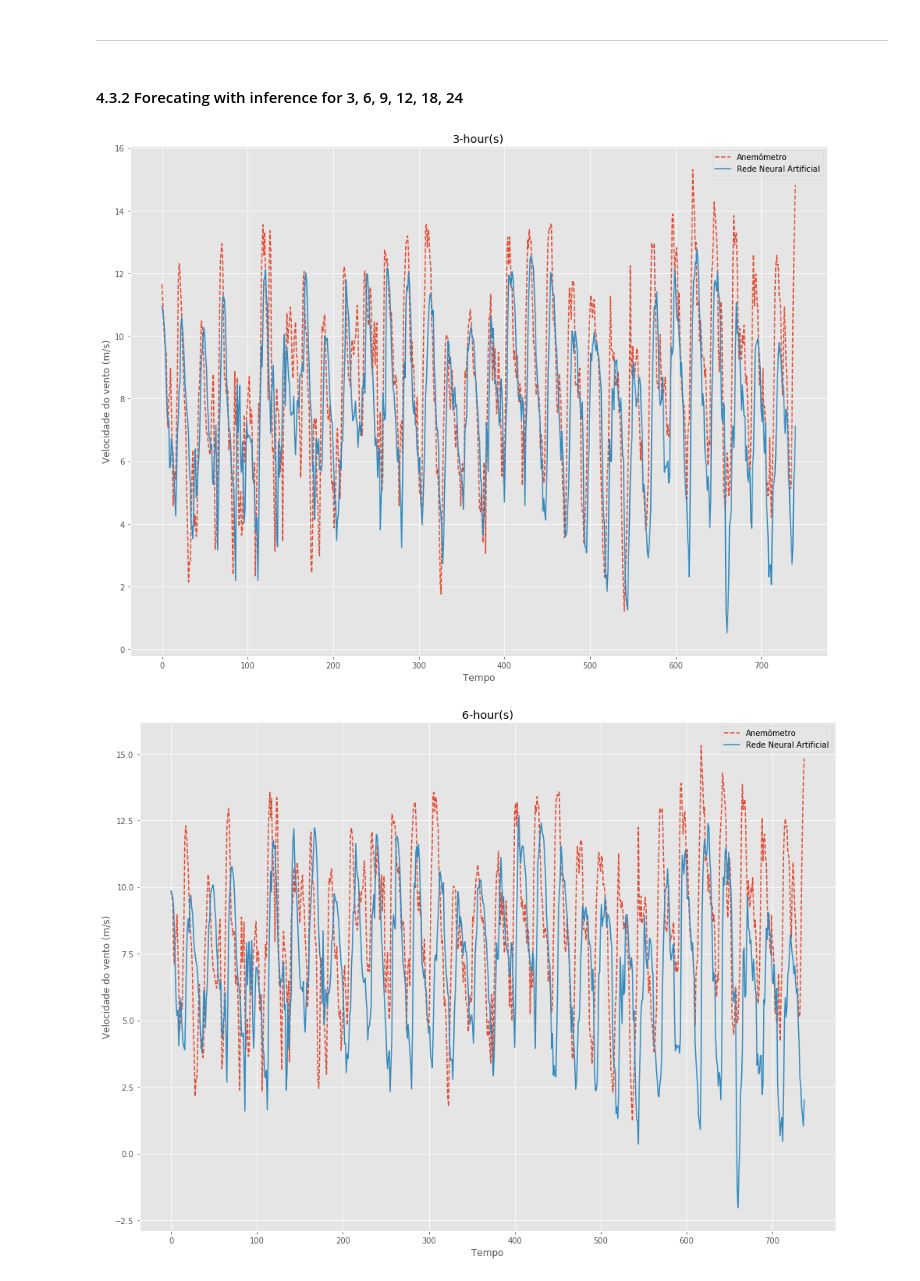
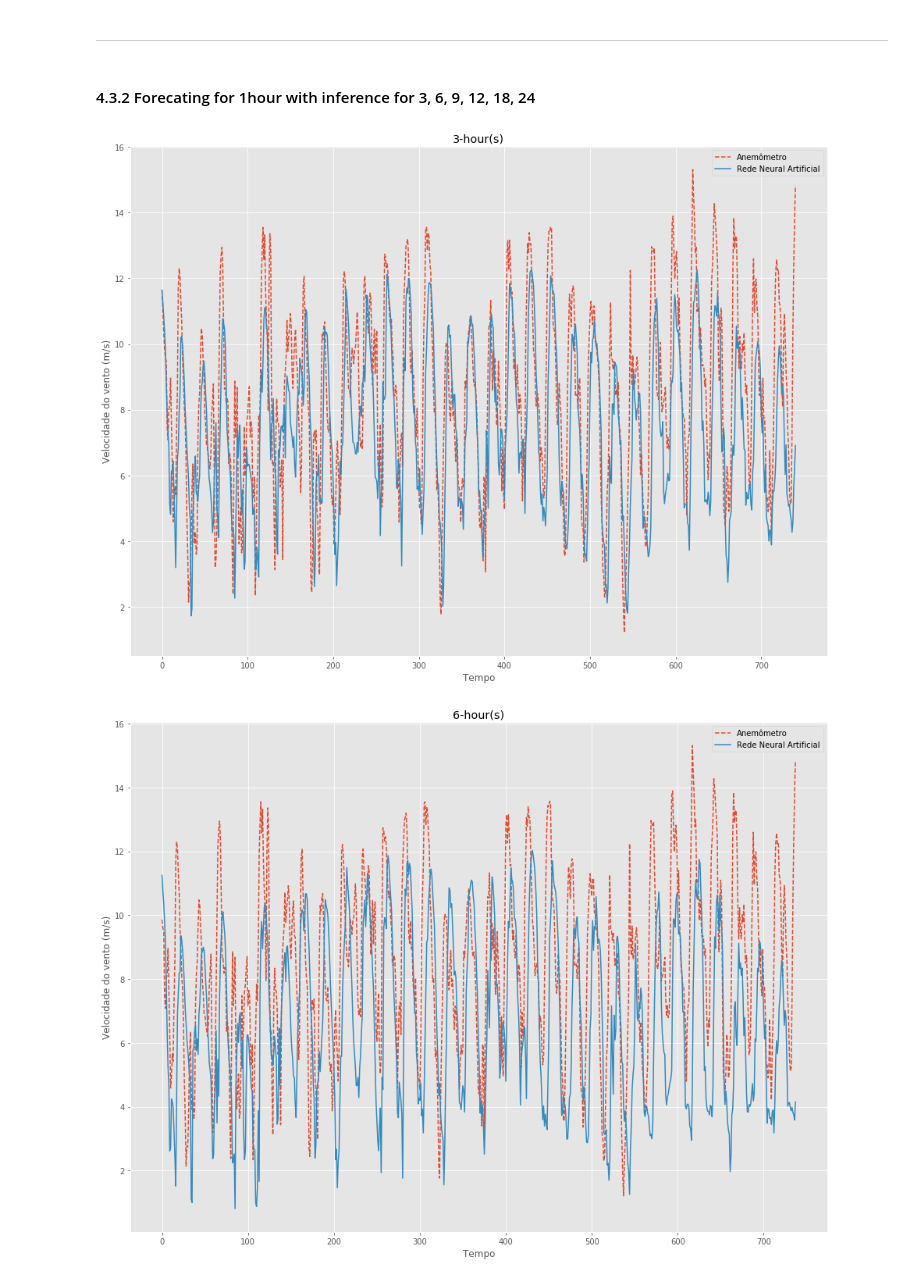
Before and after one commit to patricksferraz/wind-speed-forecast, a Jupyter notebook: prediction-wind-speed-mp.ipynb, the cells around one changed output. Saved outputs shown, nothing was run; the diff lists cells and outputs as text; code cells hidden in the pictures.

Commit message:
feat(prediction-wind-speed-mp): finishes the first report

```diff
--- a/prediction-wind-speed-mp.ipynb
+++ b/prediction-wind-speed-mp.ipynb
@@ -414,7 +414,7 @@ _plot(y_true, y_pred)
 # Evaluate values for 1hour
 evaluate = _evaluate(
     y_true.values,
-    y_pred.reshape(1,-1)[0],
+    y_pred[:,0],
     "1-hour(s)"
 )
 display(evaluate)
@@ -424,46 +424,41 @@ display(evaluate)
 # %% [markdown]
 ---
 # %% [markdown]
-#### 4.3.2 Forecating with inference for 3, 6, 9, 12, 18, 24
+#### 4.3.2 Forecating for 1hour with inference for 3, 6, 9, 12, 18, 24
 # %%
-# Forecating with inference for 3, 6, 9, 12, 18, 24
+# Forecating for 1hour with inference for 3, 6, 9, 12, 18, 24
 inferences = (3, 6, 9, 12, 18, 24)
 for i in inferences:
     # Dataset for execution of the prediction
     x_true = df.iloc[:-i]
     y_true = df.iloc[i:, 4]
 
     # Normalize x_true
     x_true = x_scaler.transform(x_true)
 
-    # TODO: Refactor for
-    y_pred = []
-    for idx in range(x_true.shape[0]):
-        l_pred = x_true[idx:idx+1]
+    # Forecasting by inference
+    for _ in range(i):
+        preds = model.predict(x_true)
+        x_true[:,4] = preds[:,0]
 
-        # Forecasting by inference
-        for _ in range(i):
-            preds = model.predict(l_pred)
-            l_pred[0,4] = preds
-
-        # Adds preds in pred list
-        y_pred.append(preds[0])
+    # Adds preds in pred list
+    y_pred = x_true[:,4:5].copy()
 
     # Reverse normalization
     y_pred = y_scaler.inverse_transform(y_pred)
 
     # Plot true and forecasting values
     _plot(y_true, y_pred, title=f"{i}-hour(s)")
 
     # Evaluate values for ihour
     evaluate = pd.concat([
         evaluate,
         _evaluate(
             y_true.values,
             y_pred.reshape(1,-1)[0],
             f"{i}-hour(s)"
         )
     ])
 # %% [output]
-[figure, old version]
+[figure, new version]
-[figure, old version]
+[figure, new version]
```
Also changed, not shown: parts of 8 cells of this notebook.
